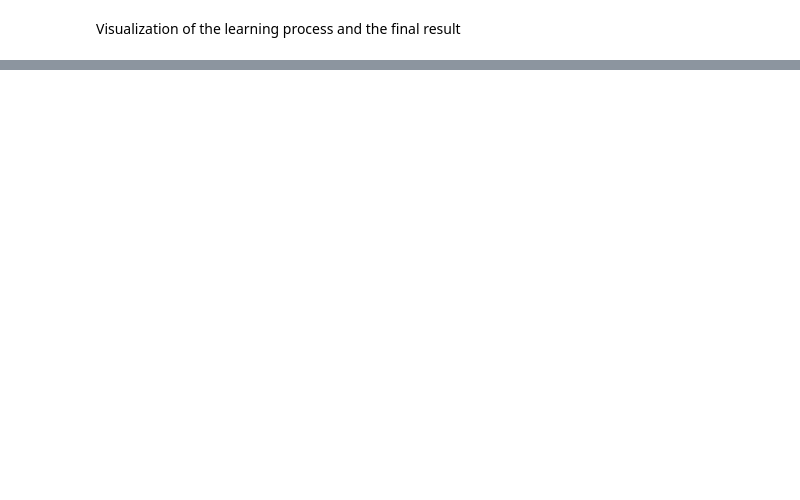
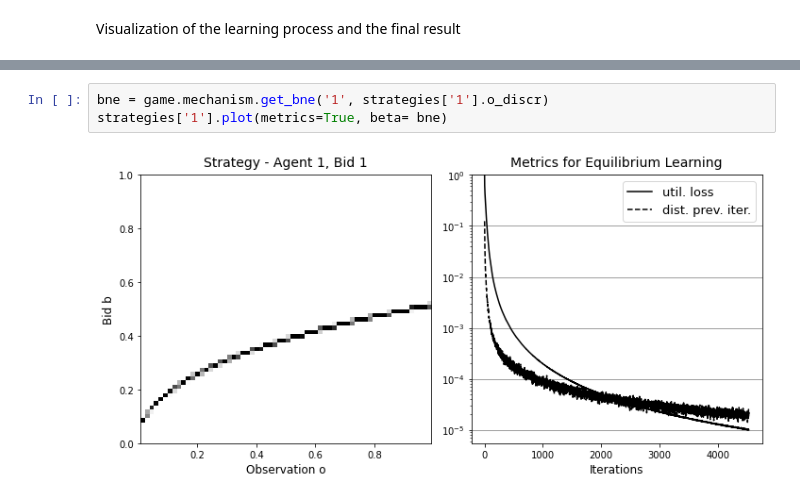
Before and after one commit to MOberlechner/soda, a Jupyter notebook: notebooks/examples/single_item_auction_roi.ipynb, the cells around one changed output, grey strips where cells are left out. Saved outputs shown, nothing was run; the diff lists cells and outputs as text; blank space fills up the shorter version.

```diff
--- a/notebooks/examples/single_item_auction_roi.ipynb
+++ b/notebooks/examples/single_item_auction_roi.ipynb
@@ -68,0 +109,5 @@ strategies['1'].plot(metrics=True, beta= bne)
+# %%
+bne = game.mechanism.get_bne('1', strategies['1'].o_discr)
+strategies['1'].plot(metrics=True, beta= bne)
+# %% [output]
+[figure, added]
```
Also changed, not shown: parts of 10 cells of this notebook, 1 other file.
